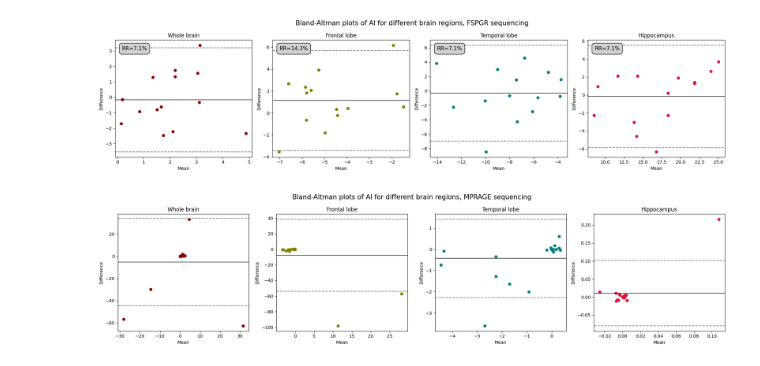
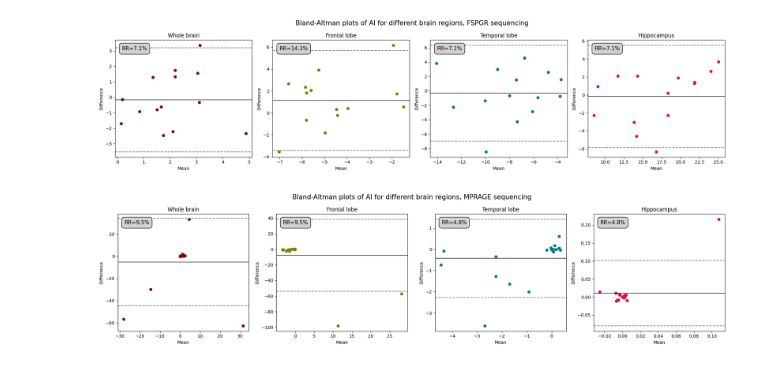
Before and after one commit to Crtox/asymmetryAD, a Jupyter notebook: code/test_retest.ipynb, the cells around one changed output. Drawn from its saved outputs; the diff is of its cells as text; code cells hidden in the pictures.

```diff
--- a/code/test_retest.ipynb
+++ b/code/test_retest.ipynb
@@ -721,34 +721,74 @@ axes[0].set_ylabel('Difference')
 axes[0].axhline(mean_whole_brain_mprage, color='black', alpha=0.7, linestyle='-')
 axes[0].axhline(LOA_whole_brain_mprage[0], color='gray', linestyle='--')
 axes[0].axhline(LOA_whole_brain_mprage[1], color='gray', linestyle='--')
+axes[0].text(
+    0.05,  # x-coordinate in axes fraction (0 is left, 1 is right)
+    0.95,  # y-coordinate in axes fraction (0 is bottom, 1 is top)
+    s=f'RR={RR_whole_brain_mprage:.1f}%',
+    fontsize=12,
+    color='black',
+    bbox=dict(facecolor='lightgrey', edgecolor='black', boxstyle='round,pad=0.5'),
+    transform=axes[0].transAxes,
+    verticalalignment='top'
+)
 
 axes[1].scatter(means_frontal_lobe_mprage, diffs_frontal_lobe_mprage, color='olive', marker='o')
 axes[1].set_title('Frontal lobe')
 axes[1].set_xlabel('Mean')
 axes[1].set_ylabel('Difference')
 axes[1].axhline(mean_frontal_lobe_mprage, color='black', alpha=0.7, linestyle='-')
 axes[1].axhline(LOA_frontal_lobe_mprage[0], color='gray', linestyle='--')
 axes[1].axhline(LOA_frontal_lobe_mprage[1], color='gray', linestyle='--')
+axes[1].text(
+    0.05,  # x-coordinate in axes fraction (0 is left, 1 is right)
+    0.95,  # y-coordinate in axes fraction (0 is bottom, 1 is top)
+    s=f'RR={RR_frontal_lobe_mprage:.1f}%',
+    fontsize=12,
+    color='black',
+    bbox=dict(facecolor='lightgrey', edgecolor='black', boxstyle='round,pad=0.5'),
+    transform=axes[1].transAxes,
+    verticalalignment='top'
+)
 
 axes[2].scatter(means_temporal_lobe_mprage, diffs_temporal_lobe_mprage, color='teal', marker='o')
 axes[2].set_title('Temporal lobe')
 axes[2].set_xlabel('Mean')
 axes[2].set_ylabel('Difference')
 axes[2].axhline(mean_temporal_lobe_mprage, color='black', alpha=0.7, linestyle='-')
 axes[2].axhline(LOA_temporal_lobe_mprage[0], color='gray', linestyle='--')
 axes[2].axhline(LOA_temporal_lobe_mprage[1], color='gray', linestyle='--')
+axes[2].text(
+    0.05,  # x-coordinate in axes fraction (0 is left, 1 is right)
+    0.95,  # y-coordinate in axes fraction (0 is bottom, 1 is top)
+    s=f'RR={RR_temporal_lobe_mprage:.1f}%',
+    fontsize=12,
+    color='black',
+    bbox=dict(facecolor='lightgrey', edgecolor='black', boxstyle='round,pad=0.5'),
+    transform=axes[2].transAxes,
+    verticalalignment='top'
+)
 
 axes[3].scatter(means_hippocampus_mprage, diffs_hippocampus_mprage, color='crimson', marker='o')
 axes[3].set_title('Hippocampus')
 axes[3].set_xlabel('Mean')
 axes[3].set_ylabel('Difference')
 axes[3].axhline(mean_hippocampus_mprage, color='black', alpha=0.7, linestyle='-')
 axes[3].axhline(LOA_hippocampus_mprage[0], color='gray', linestyle='--')
 axes[3].axhline(LOA_hippocampus_mprage[1], color='gray', linestyle='--')
+axes[3].text(
+    0.05,  # x-coordinate in axes fraction (0 is left, 1 is right)
+    0.95,  # y-coordinate in axes fraction (0 is bottom, 1 is top)
+    s=f'RR={RR_hippocampus_mprage:.1f}%',
+    fontsize=12,
+    color='black',
+    bbox=dict(facecolor='lightgrey', edgecolor='black', boxstyle='round,pad=0.5'),
+    transform=axes[3].transAxes,
+    verticalalignment='top'
+)
 
 plt.suptitle('Bland-Altman plots of AI for different brain regions, MPRAGE sequencing', fontsize=15)
 plt.tight_layout()
-#plt.savefig(savePath + 'bland-altman_mprage.png')
+plt.savefig(savePath + 'bland-altman_mprage.png')
 plt.show()
 # %% [output]
-[figure, old version]
+[figure, new version]
```
